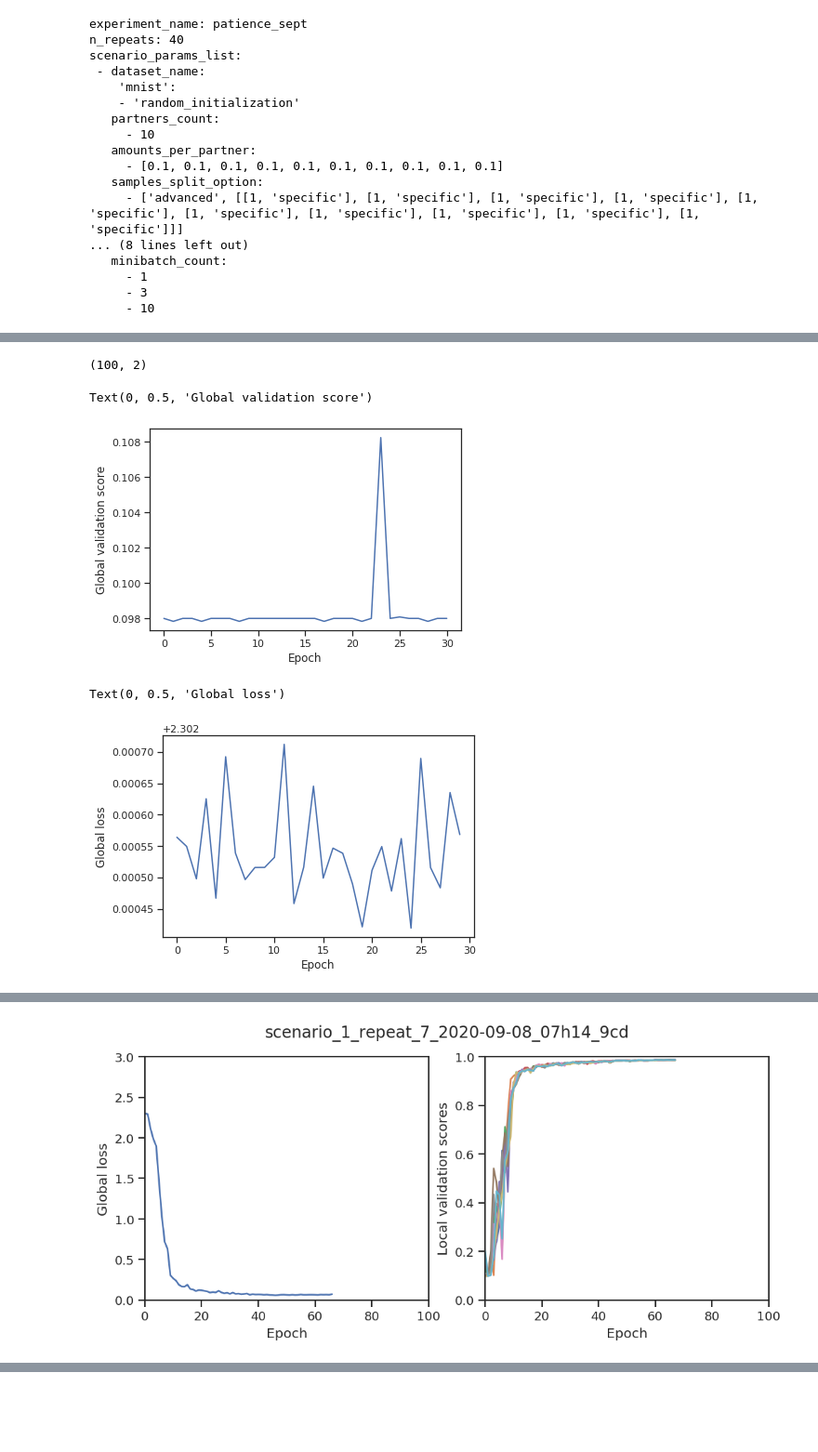
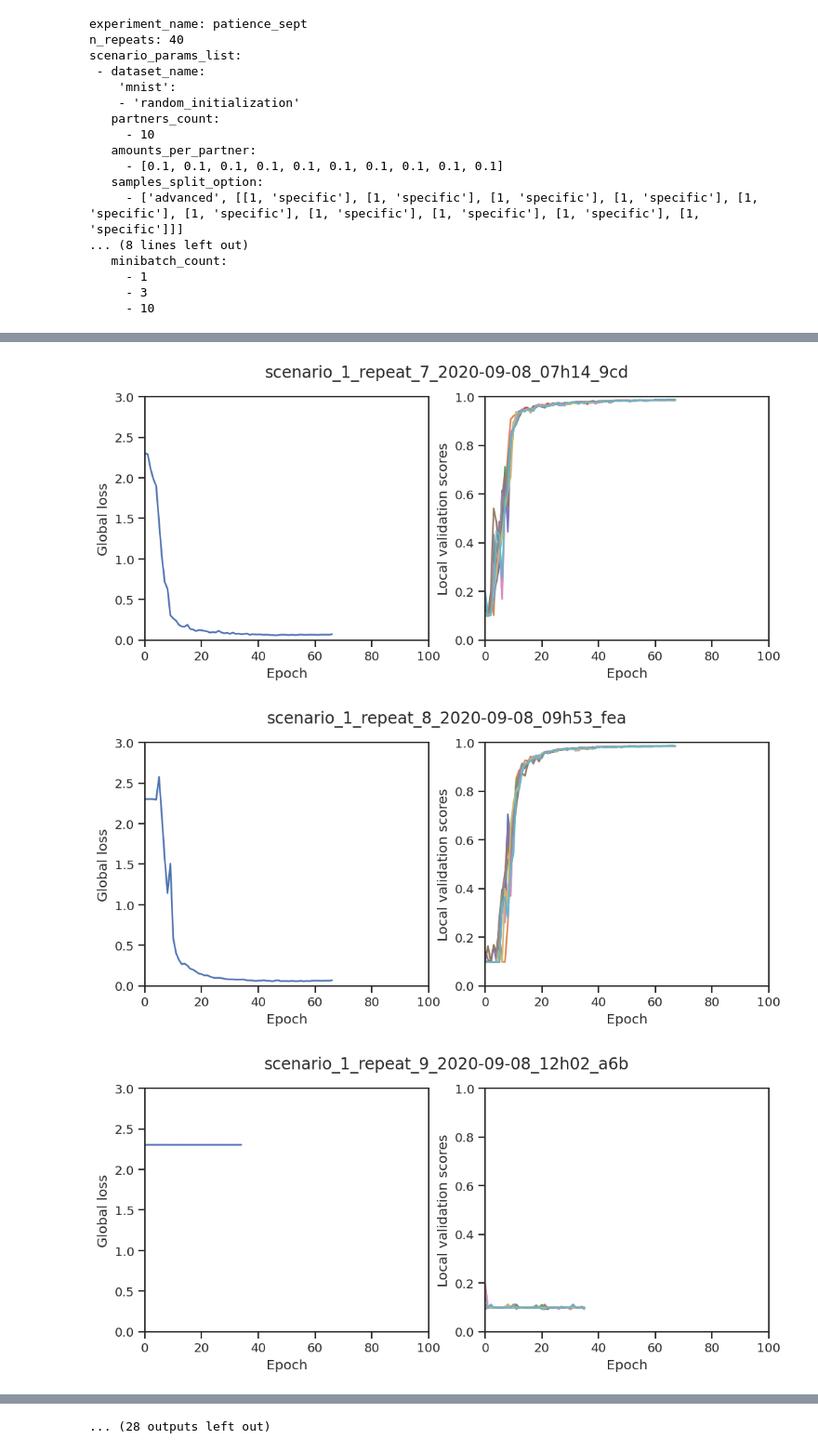
Before and after one commit to LabeliaLabs/distributed-learning-contributivity, a Jupyter notebook: notebooks/investigate_catastrophic_forgetting-september.ipynb, the cells around one changed output, grey strips where cells are left out. Shown at 93% size. Saved outputs shown, nothing was run; the diff lists cells and outputs as text; code cells hidden in the pictures; blank space fills up the shorter version.

```diff
--- a/notebooks/investigate_catastrophic_forgetting-september.ipynb
+++ b/notebooks/investigate_catastrophic_forgetting-september.ipynb
@@ -185,3 +91,0 @@ history_data_path = scenario_path / "history_data.p"
-# %%
-with open(history_data_path, 'rb') as f:
-    loss_data = pickle.load(f)
@@ -192,3 +91,0 @@ dict_keys(['loss_collective_models', 'score_matrix_per_partner', 'score_matrix_c
-# %%
-score_matrix_per_partner = loss_data["score_matrix_per_partner"]
-score_matrix_per_partner.shape
@@ -197,8 +91,0 @@ score_matrix_per_partner.shape
-# %%
-
-score_matrix_per_partner[score_matrix_per_partner == 0] = 'nan'
-
-partner_idx = 0
-plt.plot(score_matrix_per_partner[:, 0, :])
-plt.xlabel("Epoch")
-plt.ylabel("Local validation score")
@@ -208,25 +92,6 @@ Text(0, 0.5, 'Local validation score')
-# %%
-score_matrix_collective_models = loss_data["score_matrix_collective_models"]
-print(score_matrix_collective_models.shape)
-score_matrix_collective_models[score_matrix_collective_models == 0] = 'nan' # TODO don't init with zero
-
-plt.plot(score_matrix_collective_models[:, 1])
-plt.xlabel("Epoch")
-plt.ylabel("Global validation score")
-# %% [output]
-(100, 2)
-Text(0, 0.5, 'Global validation score')
-[figure, removed]
-# %%
-loss_collective_models = loss_data["loss_collective_models"]
-loss_collective_models = loss_collective_models[1:] # TODO Why first loss is nan ?
-plt.plot(np.arange(len(loss_collective_models)), loss_collective_models)
-plt.xlabel("Epoch")
-plt.ylabel("Global loss")
-# %% [output]
-Text(0, 0.5, 'Global loss')
-[figure, removed]
 # %%
+plt.rcParams.update({'figure.max_open_warning': 0})
+
 seq_scenario_names_list = df_seq.scenario_name
 
 for scenario_name in df_seq.scenario_name:
@@ -237,32 +102,34 @@ for scenario_name in df_seq.scenario_name:
         loss_data = pickle.load(f)
 
     loss_collective_models = loss_data["loss_collective_models"]
-    loss_collective_models =loss_collective_models[1:] # TODO Why first loss is nan ?
+    loss_collective_models = loss_collective_models[1:]
 
     fig, (ax1, ax2) = plt.subplots(1, 2, figsize=(10, 4), dpi=120)
     fig.suptitle(scenario_name)
 
     ax1.plot(np.arange(len(loss_collective_models)), loss_collective_models)
     ax1.set_xlabel("Epoch")
     ax1.set_ylabel("Global loss")
     ax1.set_ylim([0, 3])
     ax1.set_xlim([0, df_seq.epoch_count.max()])
 
     score_matrix_per_partner = loss_data["score_matrix_per_partner"]
     score_matrix_per_partner.shape
     score_matrix_per_partner[score_matrix_per_partner == 0] = 'nan'
     local_validation_score = score_matrix_per_partner[:, 0, :]
 
     ax2.plot(np.arange(len(local_validation_score)), local_validation_score)
     ax2.set_xlabel("Epoch")
     ax2.set_ylabel("Local validation scores")
     ax2.set_ylim([0, 1])
     ax2.set_xlim([0, df_seq.epoch_count.max()])
 # %% [output]
 [figure]
 [figure]
 [figure]
 [figure]
 [figure]
 [figure]
 [figure]
+[figure, added]
+[figure, added]
@@ -268,0 +139 @@ for scenario_name in df_seq.scenario_name:
+... (28 outputs left out)
```
Also changed, not shown: parts of 21 cells of this notebook.
